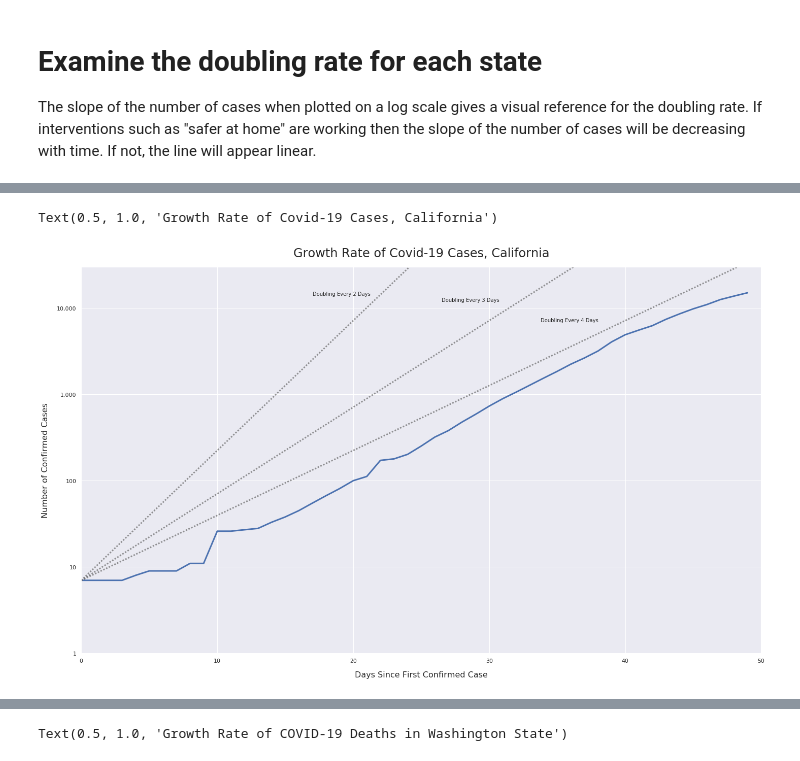
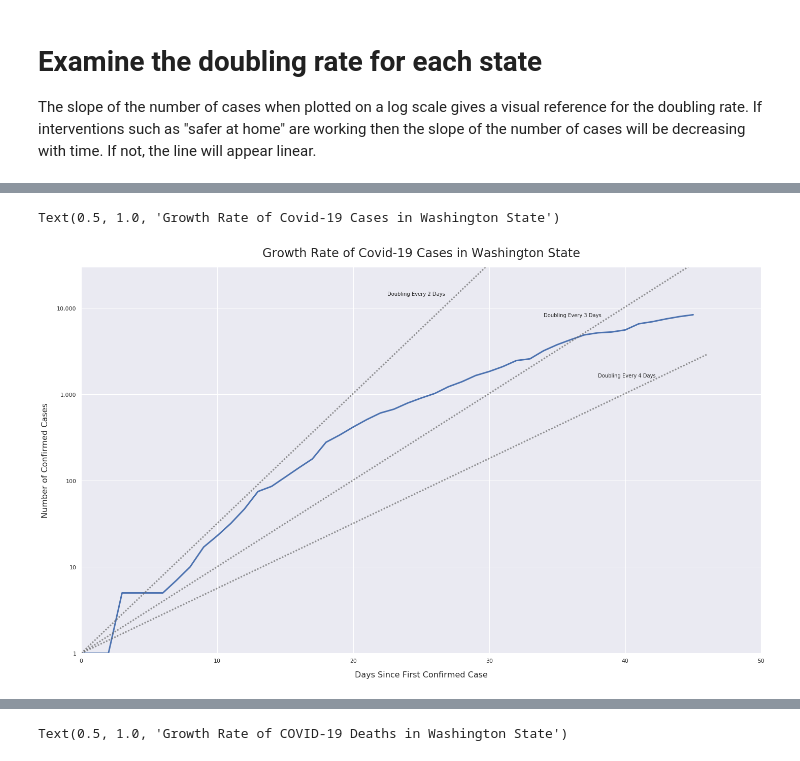
Before and after one commit to jalderman9/covid-19-analysis, a Jupyter notebook: covid-19-analysis.ipynb, the cells around one changed output, grey strips where cells are left out. Drawn from its saved outputs; the diff is of its cells as text; code cells hidden in the pictures.

```diff
--- a/covid-19-analysis.ipynb
+++ b/covid-19-analysis.ipynb
@@ -75,37 +145,37 @@ The slope of the number of cases when plotted on a log scale gives a visual refe
 # %%
-ca = get_state_data('California')
-# CA had only 1 reported case for a very long time, so I'm starting this dataset when actual growth in confirmed cases started.
-ca = ca[ca.index>'2020-02-15']
-ca['delta_days'] = ca['delta_days']-ca['delta_days'][0]
-initial_cases = ca['cases'][0]
+wa = get_state_data('Washington')
+# Set start date to when actual growth in confirmed cases started.
+wa = wa[wa.index>'2020-02-20']
+wa['delta_days'] = wa['delta_days']-wa['delta_days'][0]
+initial_cases = wa['cases'][0]
 
 fig, ax = plt.subplots(figsize=(24, 14))
 
 # A list for plotting doubling time reference lines
-x_ref = np.linspace(0,50,51)
-line_ca, = ax.plot(ca['delta_days'], ca['cases'], linewidth=3, label='California')
+x_ref = np.linspace(0, len(wa), len(wa))
+ax.plot(wa['delta_days'], wa['cases'], linewidth=3, label='Washington')
 
 ax.plot(x_ref, [initial_cases*(2**(1/2*x)) for x in x_ref], linewidth=3, dashes=[1,1], label='Doubling Every 2 Days', color='dimgrey', alpha=0.7)
-ax.text(17, 14000, 'Doubling Every 2 Days', fontsize=10)
+ax.text(22.5, 14000, 'Doubling Every 2 Days', fontsize=10)
 
 ax.plot(x_ref, [initial_cases*(2**(1/3*x)) for x in x_ref], linewidth=3, dashes=[1,1], label='Doubling Every 3 Days', color='dimgrey', alpha=0.7)
-ax.text(26.5, 12000, 'Doubling Every 3 Days', fontsize=10)
+ax.text(34, 8000, 'Doubling Every 3 Days', fontsize=10)
 
 ax.plot(x_ref, [initial_cases*(2**(1/4*x)) for x in x_ref], linewidth=3, dashes=[1,1], label='Doubling Every 4 Days', color='dimgrey', alpha=0.7)
-ax.text(33.8, 7000, 'Doubling Every 4 Days', fontsize=10)
+ax.text(38, 1600, 'Doubling Every 4 Days', fontsize=10)
 
 plt.yscale('log')
 
 ax.get_yaxis().set_major_formatter(FuncFormatter(lambda x, p: format(int(x), ',')))
 ax.set_yticks([10**x for x in range(0,7)])
 ax.set_ylim(1,30000)
 
 ax.set_xlim(0,50)
 
 ax.set_xlabel('Days Since First Confirmed Case', fontsize=16, labelpad=15)
 ax.set_ylabel('Number of Confirmed Cases', fontsize=16, labelpad=15)
 
-plt.title('Growth Rate of Covid-19 Cases, California', fontsize=24, pad=20)
+plt.title('Growth Rate of Covid-19 Cases in Washington State', fontsize=24, pad=20)
 # %% [output]
-Text(0.5, 1.0, 'Growth Rate of Covid-19 Cases, California')
+Text(0.5, 1.0, 'Growth Rate of Covid-19 Cases in Washington State')
-[figure, old version]
+[figure, new version]
```
Also changed, not shown: parts of 7 cells of this notebook.
